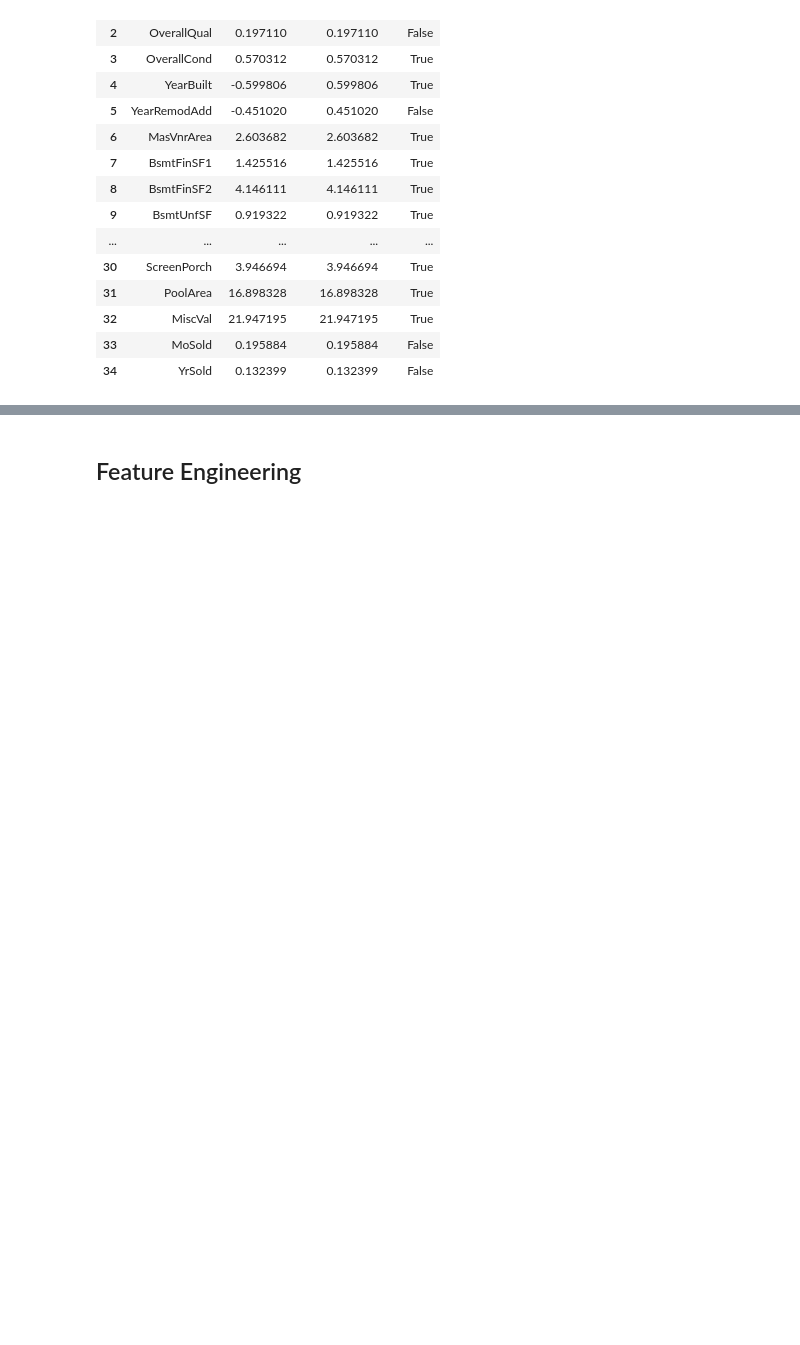
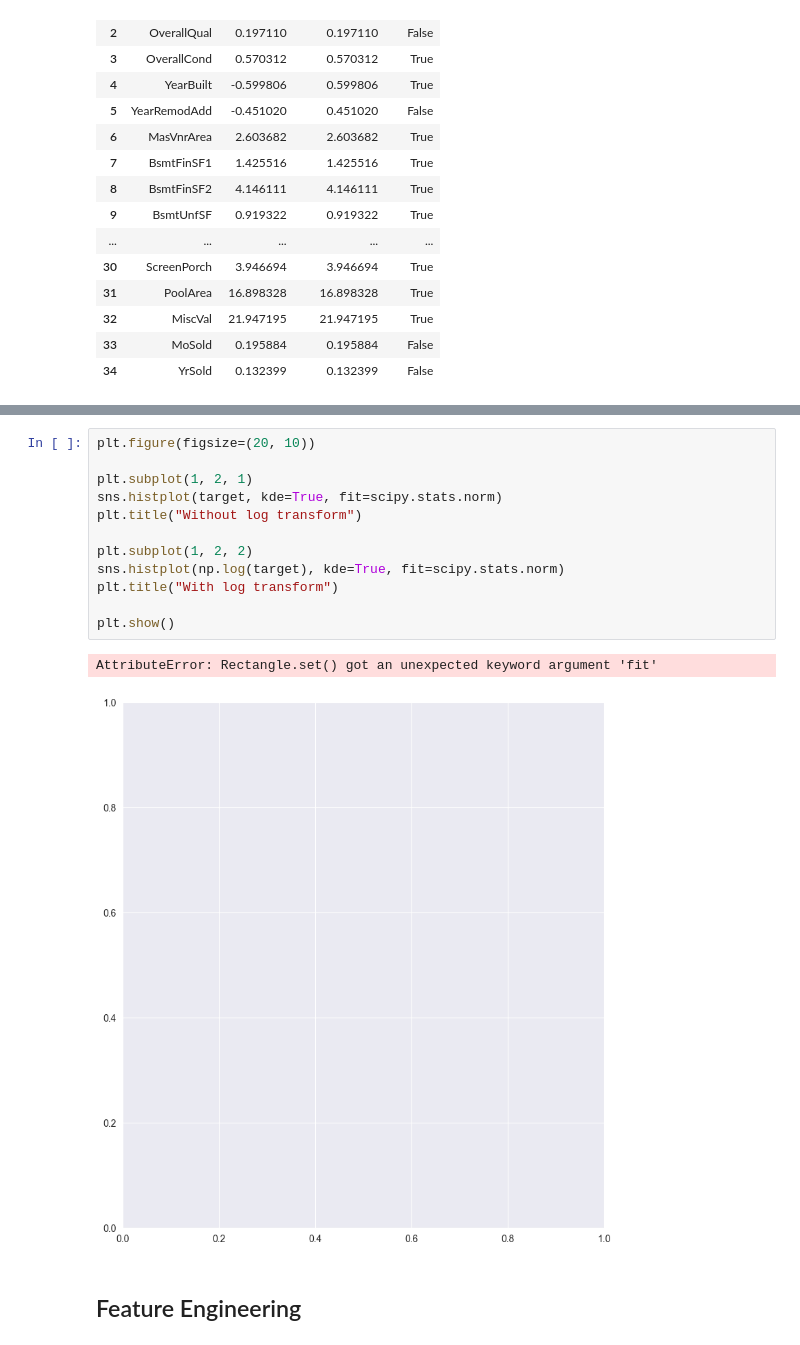
Before and after one commit to OlawoyeTaofeek/HandsOnML, a Jupyter notebook: regression/Advanced House Price Prediction/main.ipynb, the cells around one changed output, grey strips where cells are left out. Cells and saved outputs as stored; diff of their text form; blank space fills up the shorter version.

```diff
--- a/regression/Advanced House Price Prediction/main.ipynb
+++ b/regression/Advanced House Price Prediction/main.ipynb
@@ -492,3 +646,18 @@ skew_df
+# %%
+plt.figure(figsize=(20, 10))
+
+plt.subplot(1, 2, 1)
+sns.histplot(target, kde=True, fit=scipy.stats.norm)
+plt.title("Without log transform")
+
+plt.subplot(1, 2, 2)
+sns.histplot(np.log(target), kde=True, fit=scipy.stats.norm)
+plt.title("With log transform")
+
+plt.show()
+# %% [output]
+AttributeError: Rectangle.set() got an unexpected keyword argument 'fit'
+[figure, added]
 # %% [markdown]
 <!-- Section 3: Feature Engineering -->
 <a id="engineering"></a>
```
Also changed, not shown: parts of 24 cells of this notebook, 3 other files.
